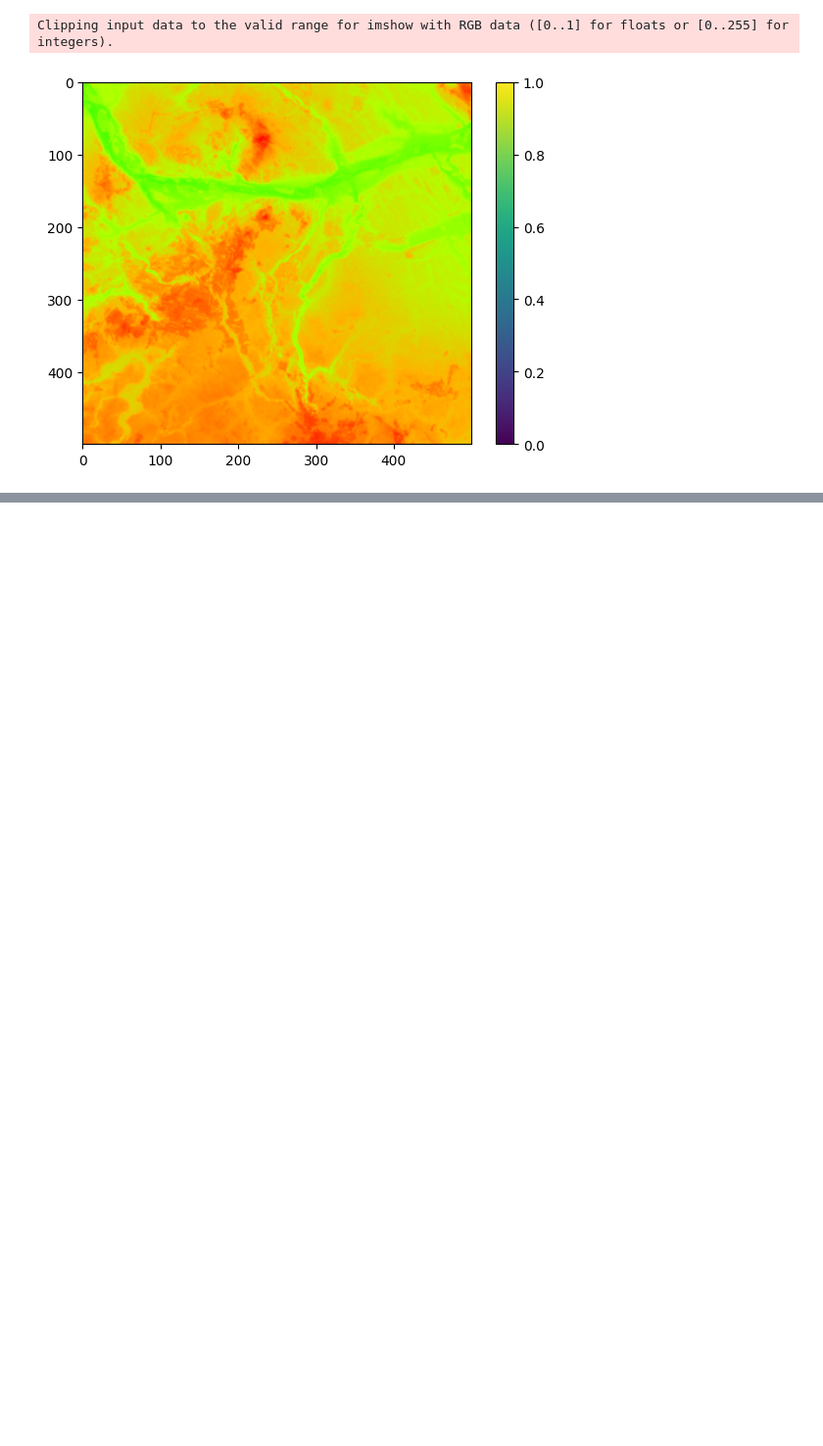
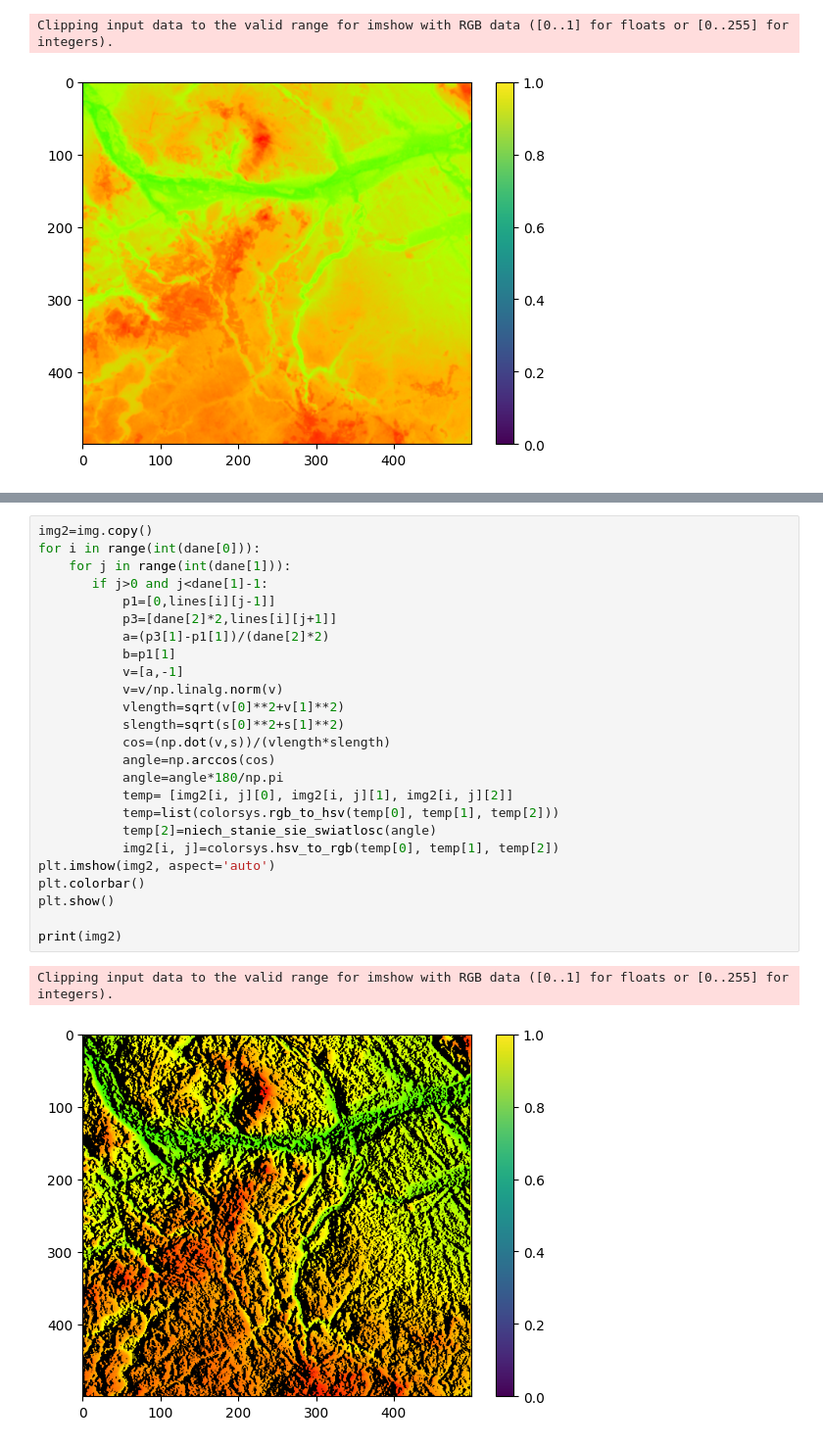
Before and after one commit to AleksandraGorska02/kck, a Jupyter notebook: zadanie_2_2/mapa2.ipynb, the cells around one changed output, grey strips where cells are left out. Shown at 98% size. Saved outputs shown, nothing was run; the diff lists cells and outputs as text; blank space fills up the shorter version.

```diff
--- a/zadanie_2_2/mapa2.ipynb
+++ b/zadanie_2_2/mapa2.ipynb
@@ -39,0 +71,28 @@ Clipping input data to the valid range for imshow with RGB data ([0..1] for floa
+# %%
+img2=img.copy()
+for i in range(int(dane[0])):
+    for j in range(int(dane[1])):
+       if j>0 and j<dane[1]-1:
+           p1=[0,lines[i][j-1]]
+           p3=[dane[2]*2,lines[i][j+1]]
+           a=(p3[1]-p1[1])/(dane[2]*2)
+           b=p1[1]
+           v=[a,-1]
+           v=v/np.linalg.norm(v)
+           vlength=sqrt(v[0]**2+v[1]**2)
+           slength=sqrt(s[0]**2+s[1]**2)
+           cos=(np.dot(v,s))/(vlength*slength)
+           angle=np.arccos(cos)
+           angle=angle*180/np.pi
+           temp= [img2[i, j][0], img2[i, j][1], img2[i, j][2]]
+           temp=list(colorsys.rgb_to_hsv(temp[0], temp[1], temp[2]))
+           temp[2]=niech_stanie_sie_swiatlosc(angle)
+           img2[i, j]=colorsys.hsv_to_rgb(temp[0], temp[1], temp[2])
+plt.imshow(img2, aspect='auto')
+plt.colorbar()
+plt.show()
+
+print(img2)
+# %% [output]
+Clipping input data to the valid range for imshow with RGB data ([0..1] for floats or [0..255] for integers).
+[figure, added]
```
Also changed, not shown: parts of 6 cells of this notebook.
